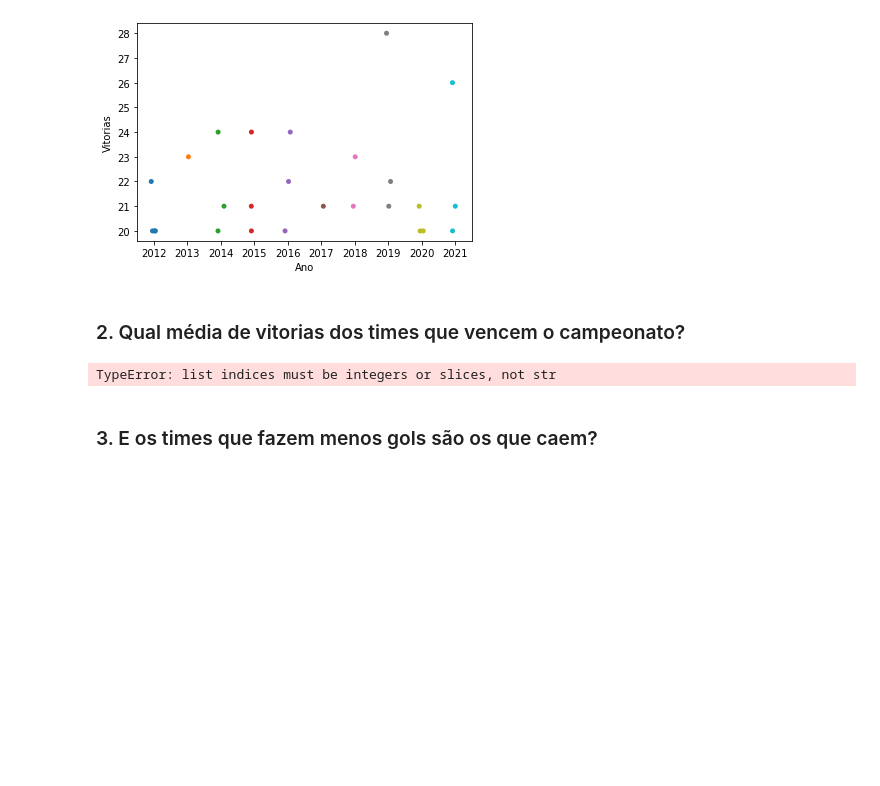
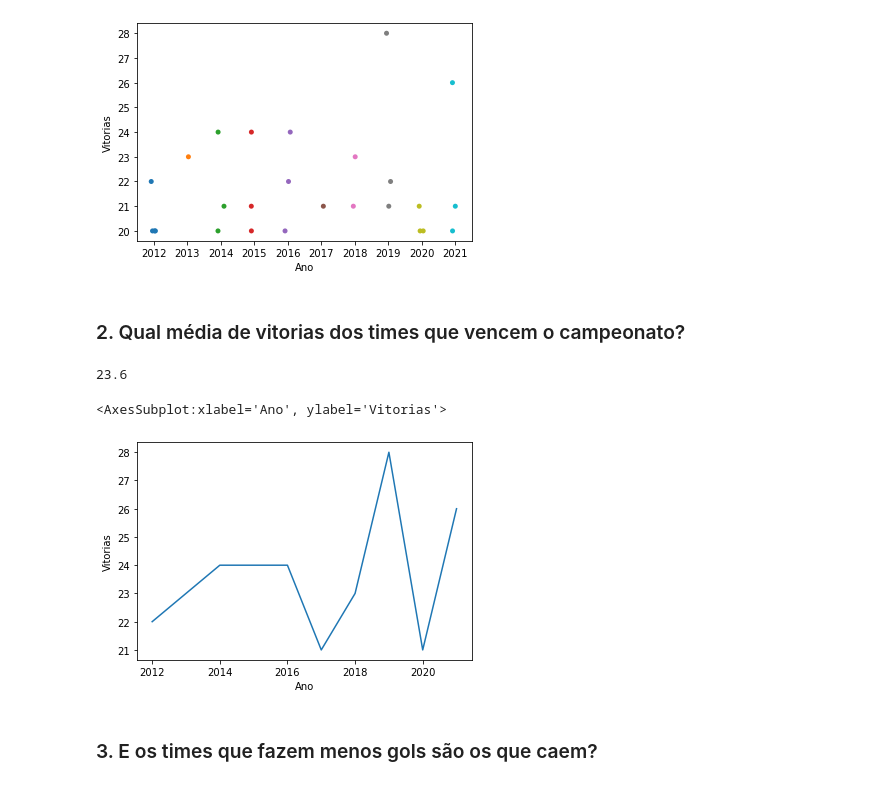
Before and after one commit to bjbomfim/INF1032_AnaliseDeDados_Brasileirao, a Jupyter notebook: primeiraEntrega.ipynb, the cells around one changed output. Saved outputs shown, nothing was run; the diff lists cells and outputs as text; code cells hidden in the pictures; blank space fills up the shorter version.

```diff
--- a/primeiraEntrega.ipynb
+++ b/primeiraEntrega.ipynb
@@ -118,9 +118,15 @@ plt.show()
 # %% [markdown]
 ### 2. Qual média de vitorias dos times que vencem o campeonato?
 # %%
-listaBrasileirao['Vitorias'].where(listaBrasileirao['Posicao'] == 1).mean()
+dfBrasileirao['Vitorias'].where(dfBrasileirao['Posicao'] == 1).mean()
 # %% [output]
-TypeError: list indices must be integers or slices, not str
+23.6
+# %%
+filtro = dfBrasileirao['Posicao'] == 1
+sns.lineplot(x="Ano", y="Vitorias", data=dfBrasileirao[filtro])
+# %% [output]
+<AxesSubplot:xlabel='Ano', ylabel='Vitorias'>
+[figure, added]
 # %% [markdown]
 ### 3. E os times que fazem menos gols são os que caem?
 # %% [markdown]
```
